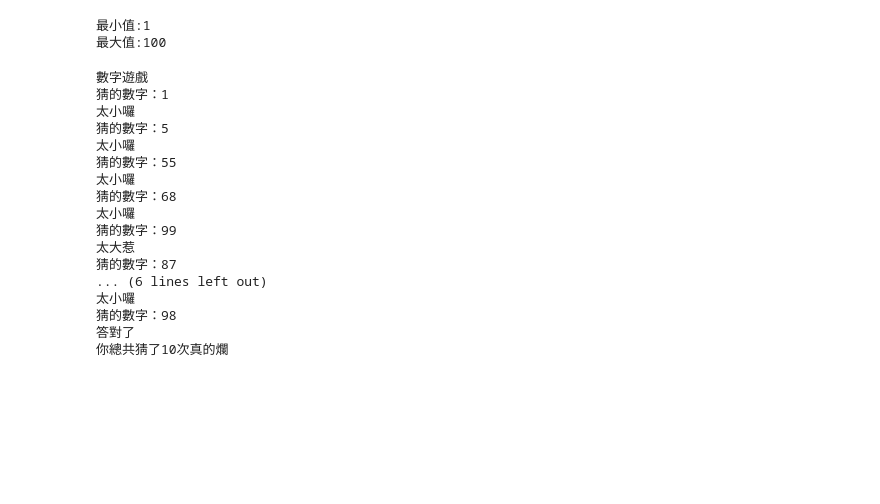
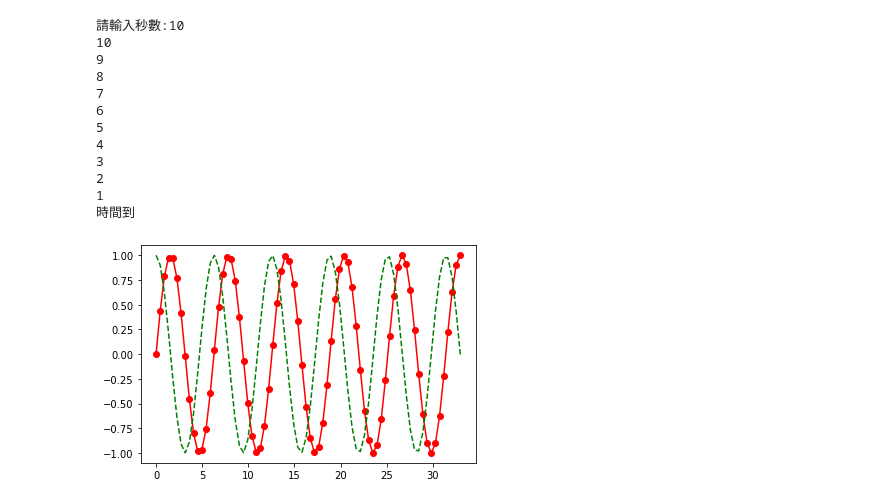
Before and after one commit to pig900725/108-2, a Jupyter notebook: Untitled.ipynb, the cells around one changed output. Saved outputs shown, nothing was run; the diff lists cells and outputs as text; code cells hidden in the pictures; blank space fills up the shorter version.

```diff
--- a/Untitled.ipynb
+++ b/Untitled.ipynb
@@ -32,3 +23,22 @@ $\displaystyle 2 x$
+# %%
+n = int(input("請輸入秒數:"))
+for i in range(1,n+1):
+    print(n+1-i)
+    time.sleep(1)
+print("時間到")
+# %% [output]
+請輸入秒數:10
+10
+9
+8
+7
+6
+5
+4
+3
+2
+1
+時間到
 # %%
 %matplotlib inline
 
@@ -39,6 +47,0 @@ import random
-# %%
-rang1 = int(input("最小值:"))
-rang2 = int(input("最大值:"))
-# %% [output]
-最小值:1
-最大值:100
@@ -48,34 +48,8 @@ guess = "guess"
-# %%
-print("數字遊戲")
-i = 0
-while guess != num:
-    i += 1
-    guess = int(input("猜的數字："))
-
-    if guess == num:
-        print("答對了")
-    elif guess < num:
-        print("太小囉")
-    else:
-        print("太大惹")
-
-print("你總共猜了%d" %i + "次",end = '')
-print("真的爛")
-# %% [output]
-數字遊戲
-猜的數字：1
-太小囉
-猜的數字：5
-太小囉
-猜的數字：55
-太小囉
-猜的數字：68
-太小囉
-猜的數字：99
-太大惹
-猜的數字：87
-... (6 lines left out)
-太小囉
-猜的數字：98
-答對了
-你總共猜了10次真的爛
+# %%
+x=np.linspace(0,33,74)
+sinus=np.sin(x)
+cosinus=np.cos(x)
+plt.plot(x, sinus, 'r-o', x, cosinus, 'g--')
+plt.show()
+# %% [output]
+[figure, added]
```
Also changed, not shown: parts of 11 cells of this notebook.
